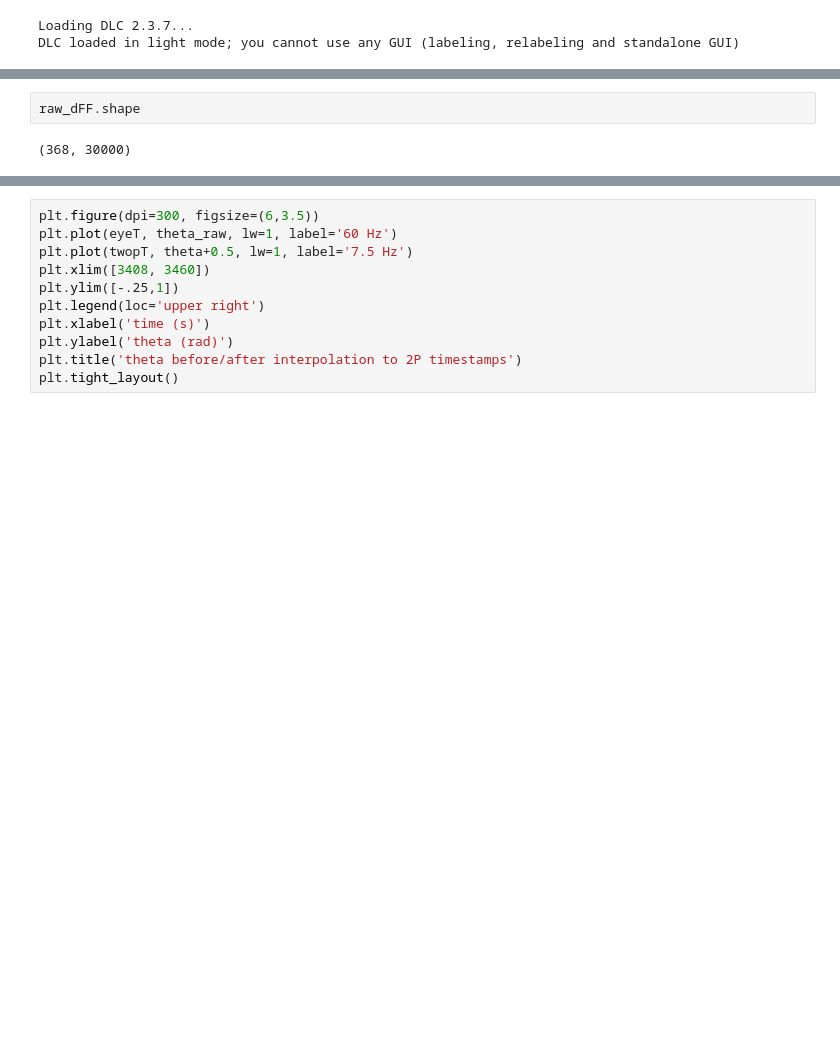
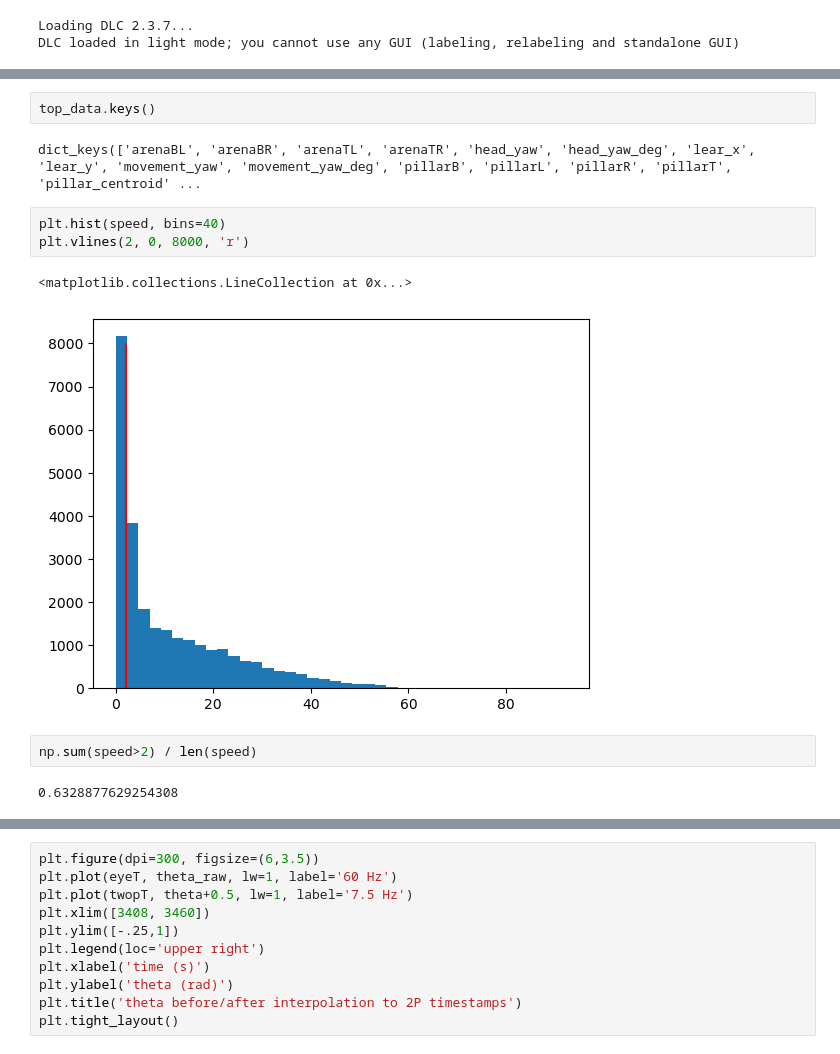
Before and after one commit to dylanmmartins/freely-moving-2P, a Jupyter notebook: notebooks/retino2ego_analysis.ipynb, the cells around one changed output, grey strips where cells are left out. Drawn from its saved outputs; the diff is of its cells as text; blank space fills up the shorter version.

```diff
--- a/notebooks/retino2ego_analysis.ipynb
+++ b/notebooks/retino2ego_analysis.ipynb
@@ -65,7 +69,17 @@ pillarL = (top_data['pillarL']['x'], top_data['pillarL']['y'])
 pillarR = (top_data['pillarR']['x'], top_data['pillarR']['y'])
 pillar_radius = top_data['pillar_radius']
 pillar_centroid = (top_data['pillar_centroid']['x'], top_data['pillar_centroid']['y'])
-# %%
-raw_dFF.shape
-# %% [output]
-(368, 30000)
+# %%
+top_data.keys()
+# %% [output]
+dict_keys(['arenaBL', 'arenaBR', 'arenaTL', 'arenaTR', 'head_yaw', 'head_yaw_deg', 'lear_x', 'lear_y', 'movement_yaw', 'movement_yaw_deg', 'pillarB', 'pillarL', 'pillarR', 'pillarT', 'pillar_centroid' ...
+# %%
+plt.hist(speed, bins=40)
+plt.vlines(2, 0, 8000, 'r')
+# %% [output]
+<matplotlib.collections.LineCollection at 0x...>
+[figure, added]
+# %%
+np.sum(speed>2) / len(speed)
+# %% [output]
+0.6328877629254308
```
Also changed, not shown: parts of 15 cells of this notebook, 7 other files.
